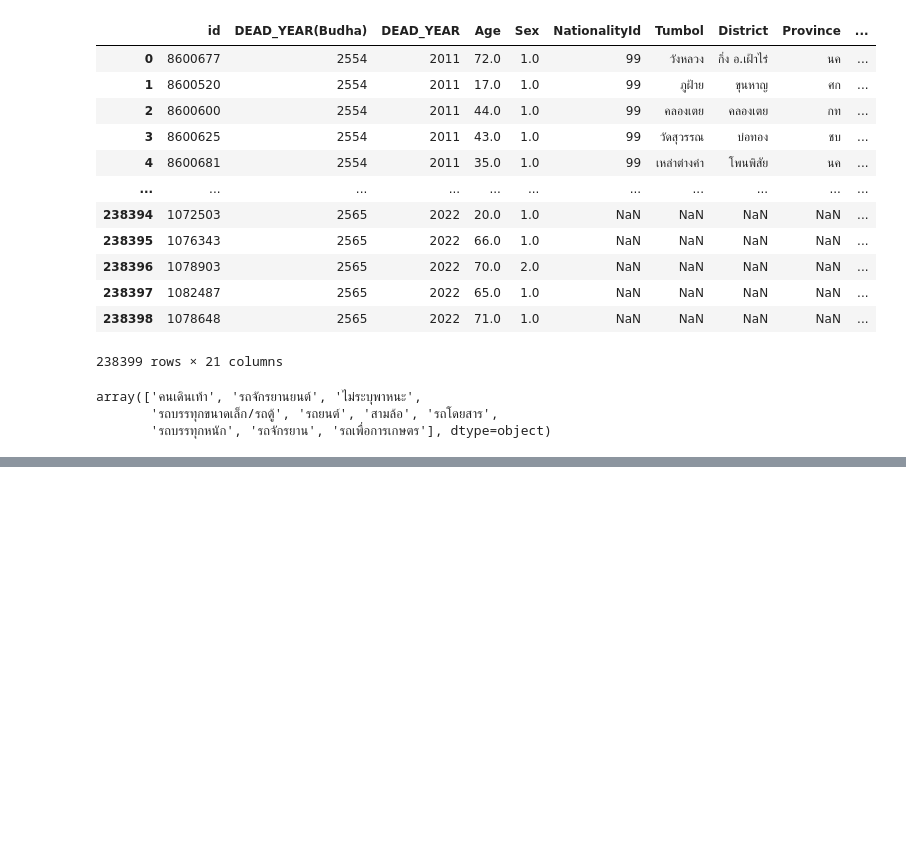
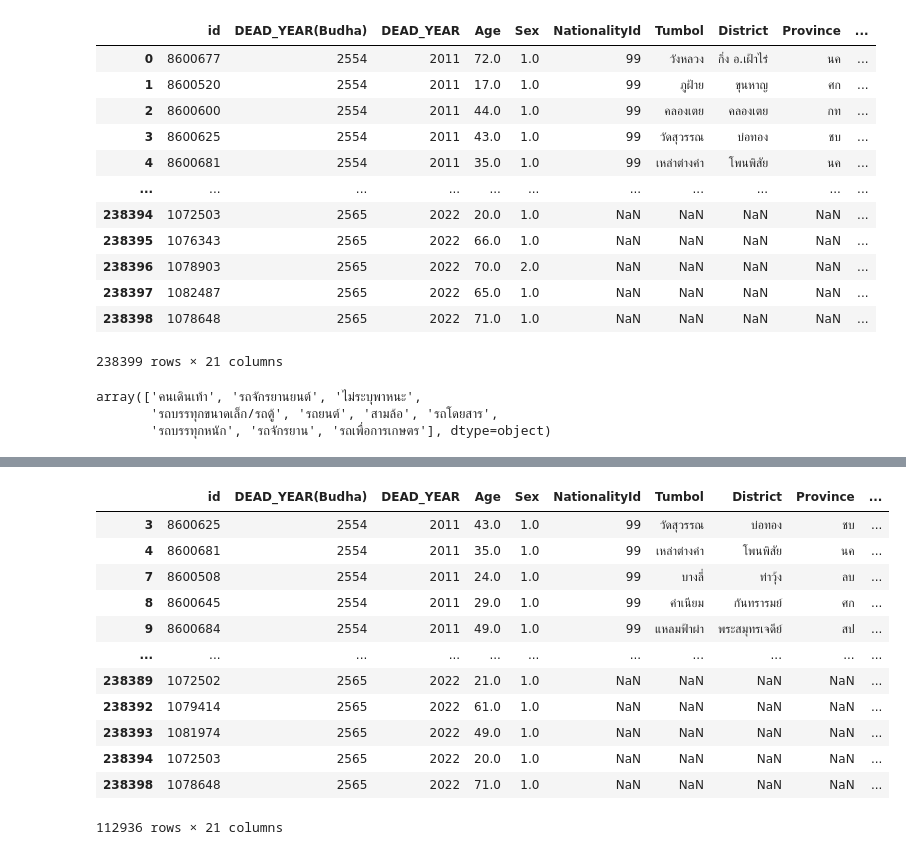
Before and after one commit to Pxngpond99/dashborad_with_my_team, a Jupyter notebook: data_analize.ipynb, the cells around one changed output, grey strips where cells are left out. Saved outputs shown, nothing was run; the diff lists cells and outputs as text; code cells hidden in the pictures; blank space fills up the shorter version.

```diff
--- a/data_analize.ipynb
+++ b/data_analize.ipynb
@@ -24,0 +59,17 @@ array(['คนเดินเท้า', 'รถจักรยานยนต
+# %%
+no_vehicle_specified = df[df["Vehicle"].str.contains("ไม่ระบุพาหนะ")]
+no_vehicle_specified
+# %% [output]
+|  | id | DEAD_YEAR(Budha) | DEAD_YEAR | Age | Sex | NationalityId | Tumbol | District | Province | ... |
+| 3 | 8600625 | 2554 | 2011 | 43.0 | 1.0 | 99 | วัดสุวรรณ | บ่อทอง | ชบ | ... |
+| 4 | 8600681 | 2554 | 2011 | 35.0 | 1.0 | 99 | เหล่าต่างคำ | โพนพิสัย | นค | ... |
+| 7 | 8600508 | 2554 | 2011 | 24.0 | 1.0 | 99 | บางลี่ | ท่าวุ้ง | ลบ | ... |
+| 8 | 8600645 | 2554 | 2011 | 29.0 | 1.0 | 99 | คำเนียม | กันทรารมย์ | ศก | ... |
+| 9 | 8600684 | 2554 | 2011 | 49.0 | 1.0 | 99 | แหลมฟ้าผ่า | พระสมุทรเจดีย์ | สป | ... |
+| ... | ... | ... | ... | ... | ... | ... | ... | ... | ... | ... |
+| 238389 | 1072502 | 2565 | 2022 | 21.0 | 1.0 | NaN | NaN | NaN | NaN | ... |
+| 238392 | 1079414 | 2565 | 2022 | 61.0 | 1.0 | NaN | NaN | NaN | NaN | ... |
+| 238393 | 1081974 | 2565 | 2022 | 49.0 | 1.0 | NaN | NaN | NaN | NaN | ... |
+| 238394 | 1072503 | 2565 | 2022 | 20.0 | 1.0 | NaN | NaN | NaN | NaN | ... |
+| 238398 | 1078648 | 2565 | 2022 | 71.0 | 1.0 | NaN | NaN | NaN | NaN | ... |
+112936 rows × 21 columns
```
Also changed, not shown: parts of 9 cells of this notebook.
